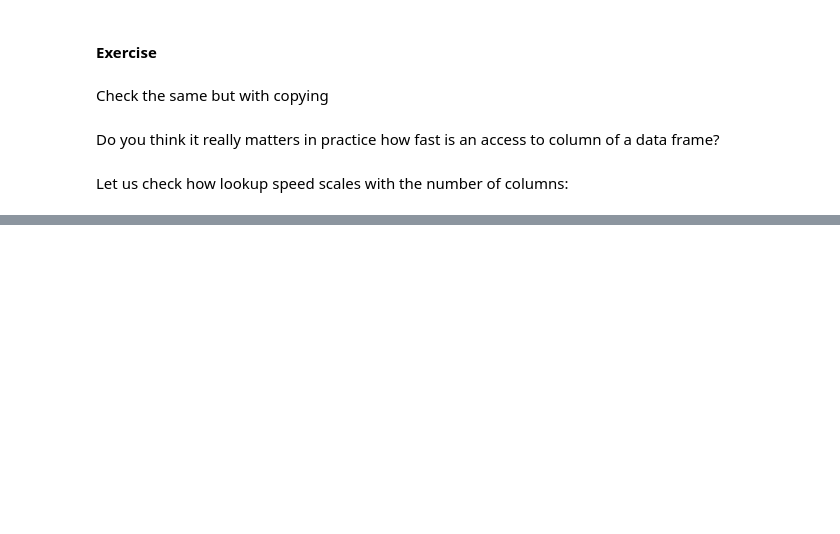
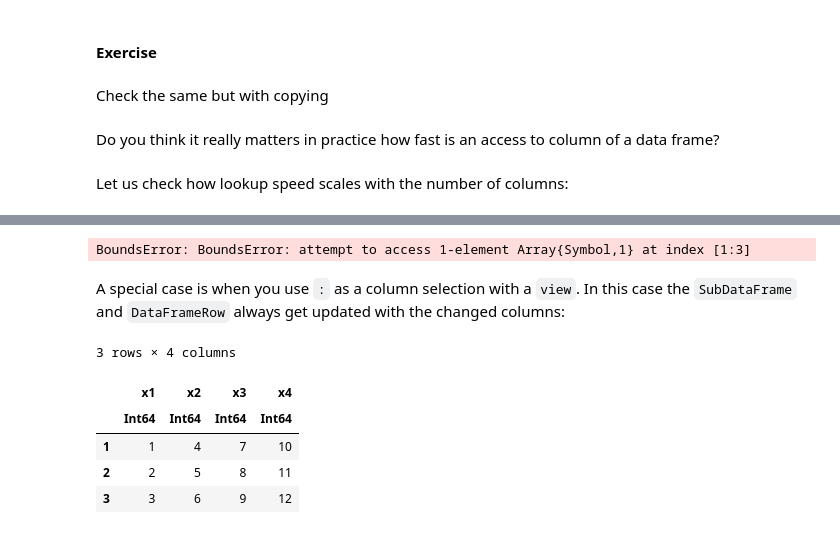
Before and after one commit to bkamins/JuliaCon2020-DataFrames-Tutorial, a Jupyter notebook: indexing_part1_introduction.ipynb, the cells around one changed output, grey strips where cells are left out. Saved outputs shown, nothing was run; the diff lists cells and outputs as text; code cells hidden in the pictures; blank space fills up the shorter version.

```diff
--- a/indexing_part1_introduction.ipynb
+++ b/indexing_part1_introduction.ipynb
@@ -138,0 +405,15 @@ Let us check how lookup speed scales with the number of columns:
+# %%
+df4_v
+# %% [output]
+BoundsError: BoundsError: attempt to access 1-element Array{Symbol,1} at index [1:3]
+# %% [markdown]
+A special case is when you use `:` as a column selection with a `view`. In this case the `SubDataFrame` and `DataFrameRow` always get updated with the changed columns:
+# %%
+df4 = DataFrame(reshape(1:12, 3, 4))
+# %% [output]
+3 rows × 4 columns
+|  | x1 | x2 | x3 | x4 |
+|  | Int64 | Int64 | Int64 | Int64 |
+| 1 | 1 | 4 | 7 | 10 |
+| 2 | 2 | 5 | 8 | 11 |
+| 3 | 3 | 6 | 9 | 12 |
```
Also changed, not shown: parts of 61 cells of this notebook.
